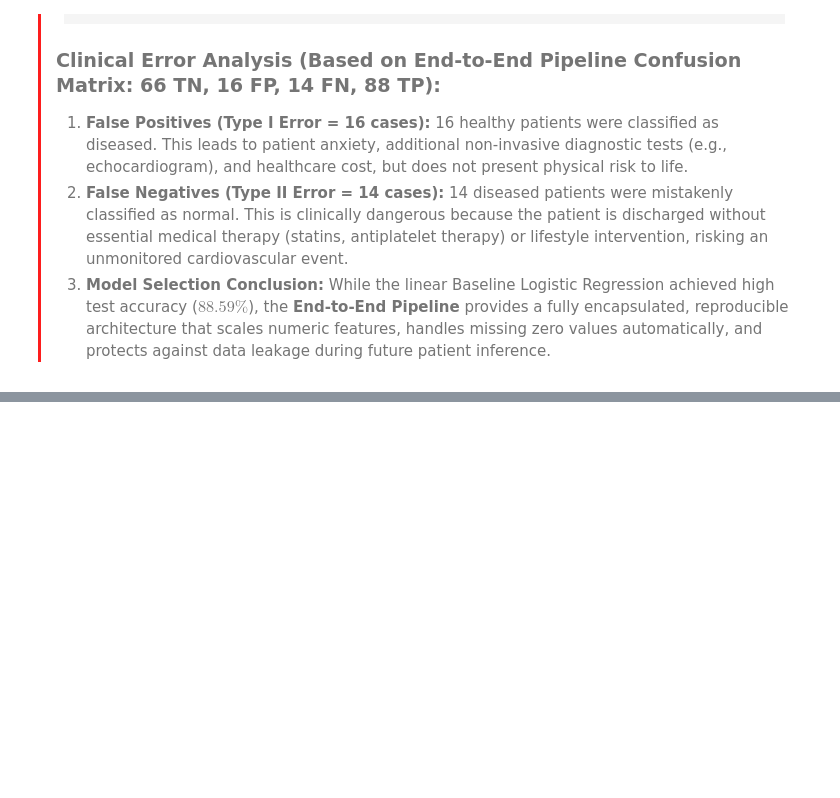
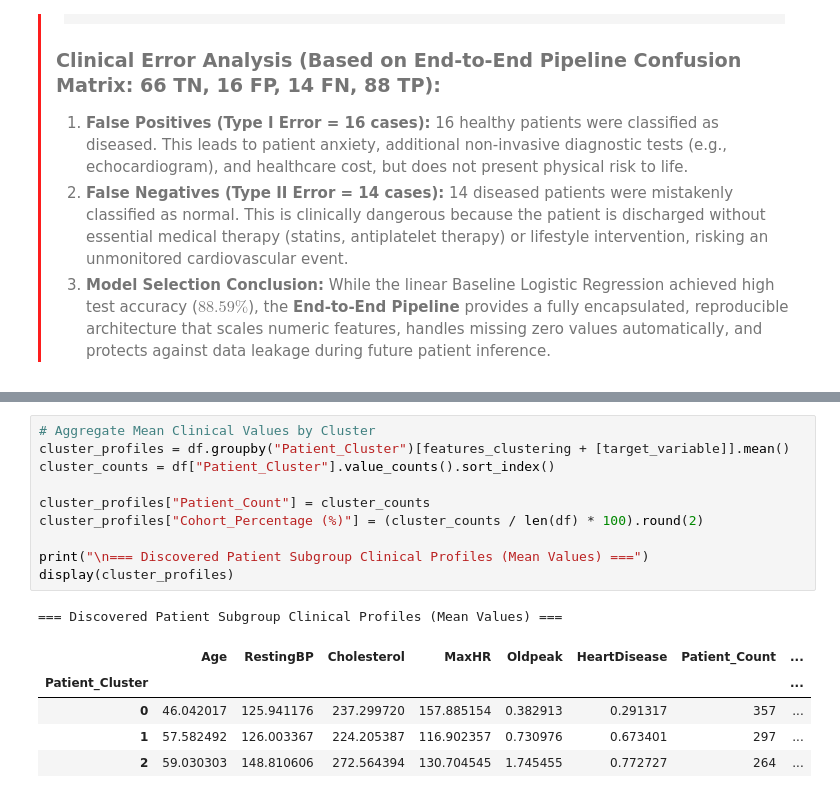
Before and after one commit to Amr-Sheqwara/AI_ML_Internship, a Jupyter notebook: Projects/cardiac_monitoring_project/Notebooks/Cardiac_Patient_Monitoring_System.ipynb, the cells around one changed output, grey strips where cells are left out. Saved outputs shown, nothing was run; the diff lists cells and outputs as text; blank space fills up the shorter version.

```diff
--- a/Projects/cardiac_monitoring_project/Notebooks/Cardiac_Patient_Monitoring_System.ipynb
+++ b/Projects/cardiac_monitoring_project/Notebooks/Cardiac_Patient_Monitoring_System.ipynb
@@ -773,0 +898,17 @@ weighted avg       0.85      0.85      0.85       184
+# %%
+# Aggregate Mean Clinical Values by Cluster
+cluster_profiles = df.groupby("Patient_Cluster")[features_clustering + [target_variable]].mean()
+cluster_counts = df["Patient_Cluster"].value_counts().sort_index()
+
+cluster_profiles["Patient_Count"] = cluster_counts
+cluster_profiles["Cohort_Percentage (%)"] = (cluster_counts / len(df) * 100).round(2)
+
+print("\n=== Discovered Patient Subgroup Clinical Profiles (Mean Values) ===")
+display(cluster_profiles)
+# %% [output]
+=== Discovered Patient Subgroup Clinical Profiles (Mean Values) ===
+|  | Age | RestingBP | Cholesterol | MaxHR | Oldpeak | HeartDisease | Patient_Count | ... |
+| Patient_Cluster |  |  |  |  |  |  |  | ... |
+| 0 | 46.042017 | 125.941176 | 237.299720 | 157.885154 | 0.382913 | 0.291317 | 357 | ... |
+| 1 | 57.582492 | 126.003367 | 224.205387 | 116.902357 | 0.730976 | 0.673401 | 297 | ... |
+| 2 | 59.030303 | 148.810606 | 272.564394 | 130.704545 | 1.745455 | 0.772727 | 264 | ... |
```
Also changed, not shown: parts of 6 cells of this notebook, 2 other files.
